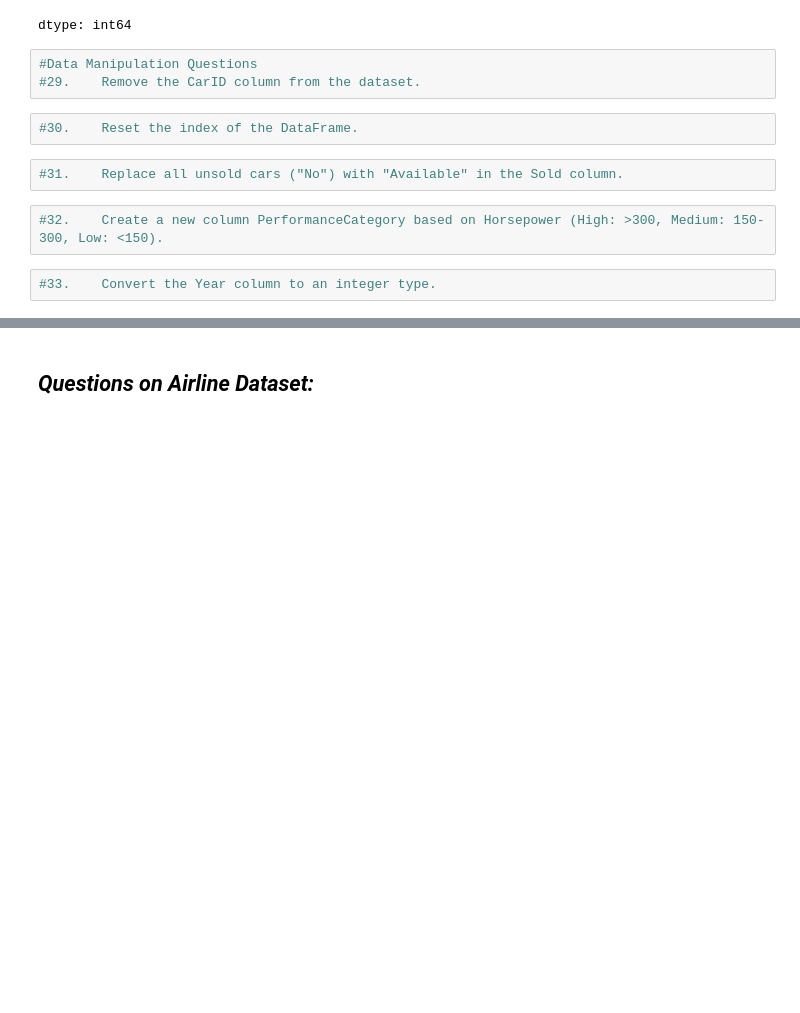
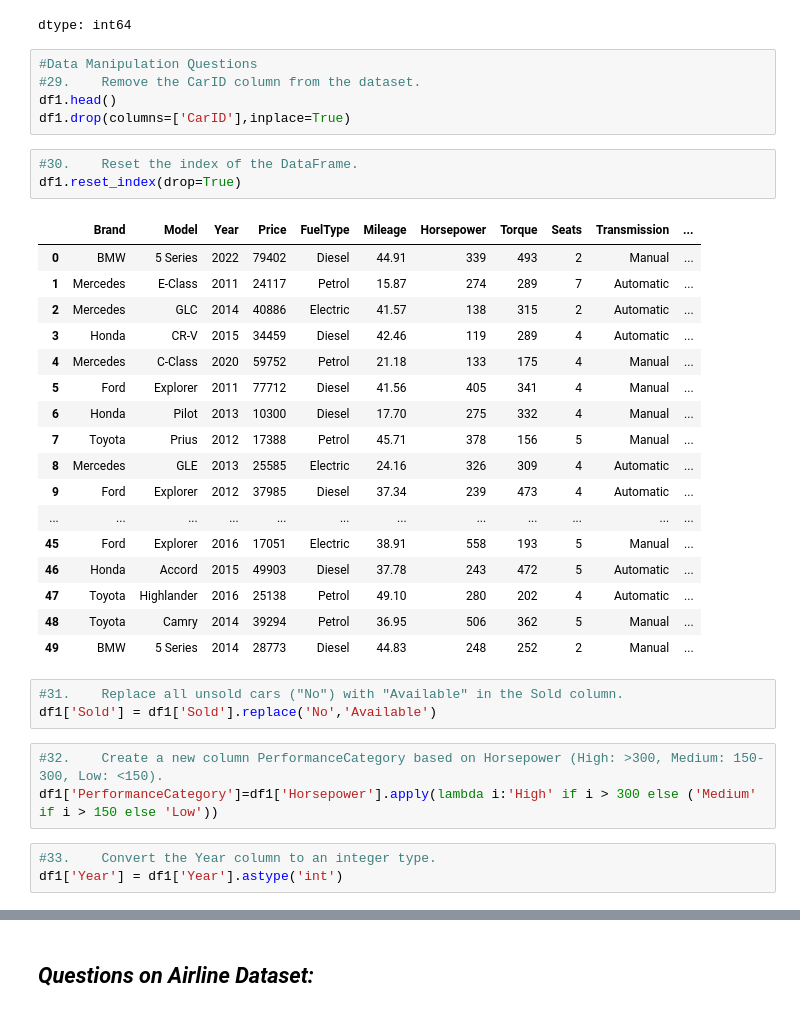
Before and after one commit to vaishnaviPatil1111/Python, a Jupyter notebook: Python_Pandas.ipynb, the cells around one changed output, grey strips where cells are left out. Drawn from its saved outputs; the diff is of its cells as text; blank space fills up the shorter version.

```diff
--- a/Python_Pandas.ipynb
+++ b/Python_Pandas.ipynb
@@ -1052,11 +1054,35 @@ dtype: int64
 # %%
 #Data Manipulation Questions
 #29.	Remove the CarID column from the dataset.
+df1.head()
+df1.drop(columns=['CarID'],inplace=True)
 # %%
 #30.	Reset the index of the DataFrame.
+df1.reset_index(drop=True)
+# %% [output]
+|  | Brand | Model | Year | Price | FuelType | Mileage | Horsepower | Torque | Seats | Transmission | ... |
+| 0 | BMW | 5 Series | 2022 | 79402 | Diesel | 44.91 | 339 | 493 | 2 | Manual | ... |
+| 1 | Mercedes | E-Class | 2011 | 24117 | Petrol | 15.87 | 274 | 289 | 7 | Automatic | ... |
+| 2 | Mercedes | GLC | 2014 | 40886 | Electric | 41.57 | 138 | 315 | 2 | Automatic | ... |
+| 3 | Honda | CR-V | 2015 | 34459 | Diesel | 42.46 | 119 | 289 | 4 | Automatic | ... |
+| 4 | Mercedes | C-Class | 2020 | 59752 | Petrol | 21.18 | 133 | 175 | 4 | Manual | ... |
+| 5 | Ford | Explorer | 2011 | 77712 | Diesel | 41.56 | 405 | 341 | 4 | Manual | ... |
+| 6 | Honda | Pilot | 2013 | 10300 | Diesel | 17.70 | 275 | 332 | 4 | Manual | ... |
+| 7 | Toyota | Prius | 2012 | 17388 | Petrol | 45.71 | 378 | 156 | 5 | Manual | ... |
+| 8 | Mercedes | GLE | 2013 | 25585 | Electric | 24.16 | 326 | 309 | 4 | Automatic | ... |
+| 9 | Ford | Explorer | 2012 | 37985 | Diesel | 37.34 | 239 | 473 | 4 | Automatic | ... |
+| ... | ... | ... | ... | ... | ... | ... | ... | ... | ... | ... | ... |
+| 45 | Ford | Explorer | 2016 | 17051 | Electric | 38.91 | 558 | 193 | 5 | Manual | ... |
+| 46 | Honda | Accord | 2015 | 49903 | Diesel | 37.78 | 243 | 472 | 5 | Automatic | ... |
+| 47 | Toyota | Highlander | 2016 | 25138 | Petrol | 49.10 | 280 | 202 | 4 | Automatic | ... |
+| 48 | Toyota | Camry | 2014 | 39294 | Petrol | 36.95 | 506 | 362 | 5 | Manual | ... |
+| 49 | BMW | 5 Series | 2014 | 28773 | Diesel | 44.83 | 248 | 252 | 2 | Manual | ... |
 # %%
 #31.	Replace all unsold cars ("No") with "Available" in the Sold column.
+df1['Sold'] = df1['Sold'].replace('No','Available')
 # %%
 #32.	Create a new column PerformanceCategory based on Horsepower (High: >300, Medium: 150-300, Low: <150).
+df1['PerformanceCategory']=df1['Horsepower'].apply(lambda i:'High' if i > 300 else ('Medium' if i > 150 else 'Low'))
 # %%
 #33.	Convert the Year column to an integer type.
+df1['Year'] = df1['Year'].astype('int')
```
Also changed, not shown: parts of 12 cells of this notebook.
